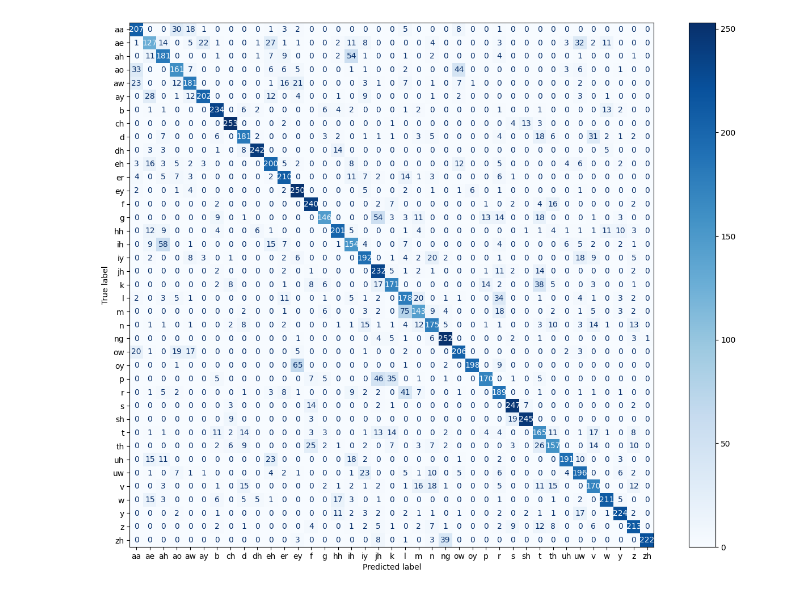
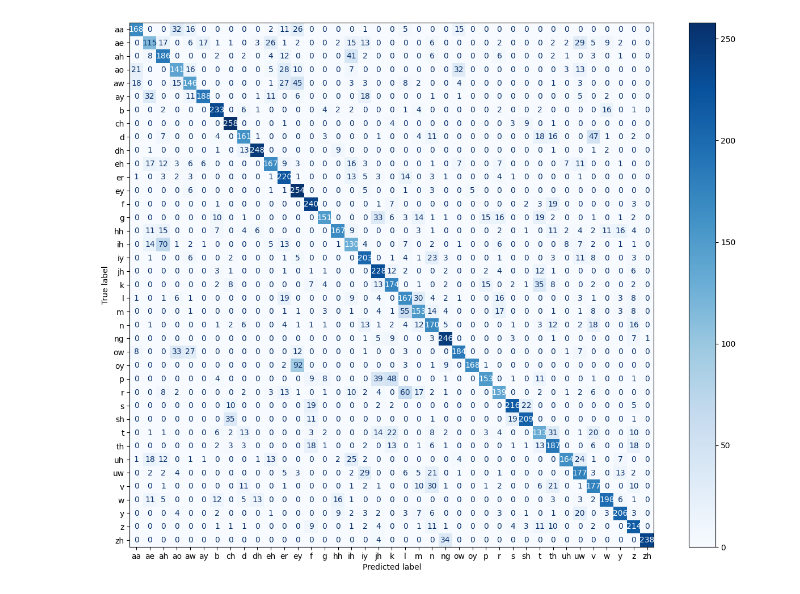
Before and after one commit to Dogeon188/libribrain-phoneme, a Jupyter notebook: examples/ConfusionMatrix.ipynb, the cells around one changed output. Saved outputs shown, nothing was run; the diff lists cells and outputs as text; code cells hidden in the pictures.

```diff
--- a/examples/ConfusionMatrix.ipynb
+++ b/examples/ConfusionMatrix.ipynb
@@ -27,9 +27,9 @@ def plot_confusion_matrix(output_json):
 
     disp.plot(ax=ax, cmap=plt.cm.Blues, values_format="d")
 # %%
-output_json = "out/phoneme-baseline-xl/val-best-baseline-xl-hpo-2/results.json"
+output_json = "out/phoneme-megt/val-best-megt-s-hpo-0/results.json"
 # output_json = "out/phoneme-megt/val-best-megt-s-hpo-2/results.json"
 
 plot_confusion_matrix(output_json)
 # %% [output]
-[figure, old version]
+[figure, new version]
```
Also changed, not shown: 3 other files.
